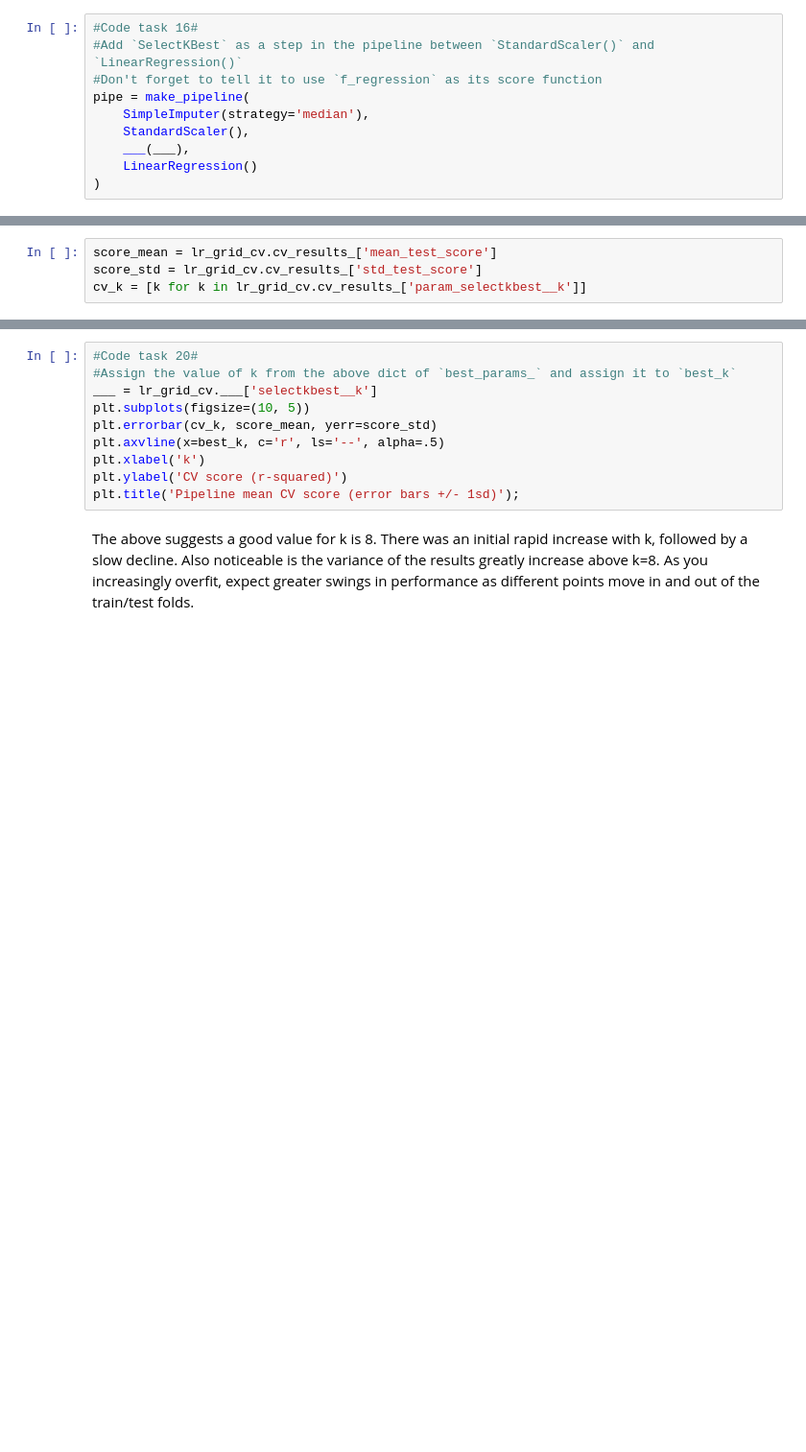
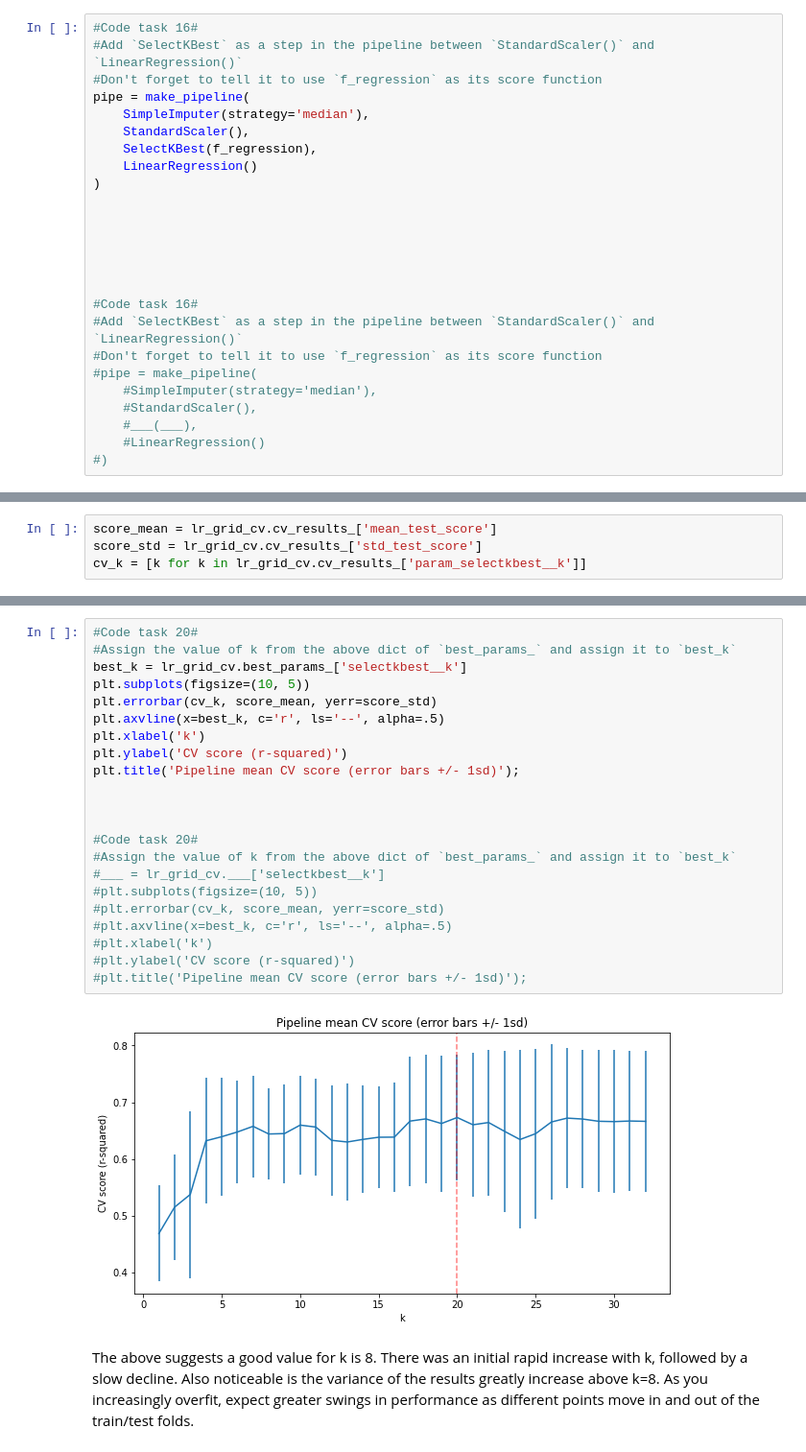
Before and after one commit to LMokka/Springboard, a Jupyter notebook: 04_preprocessing_and_training.ipynb, the cells around one changed output, grey strips where cells are left out. Shown at 96% size. Saved outputs shown, nothing was run; the diff lists cells and outputs as text; blank space fills up the shorter version.

```diff
--- a/04_preprocessing_and_training.ipynb
+++ b/04_preprocessing_and_training.ipynb
@@ -754,9 +870,24 @@ Redefine your pipeline to include this feature selection step:
 pipe = make_pipeline(
     SimpleImputer(strategy='median'),
     StandardScaler(),
-    ___(___),
+    SelectKBest(f_regression),
     LinearRegression()
 )
+
+
+
+
+
+
+#Code task 16#
+#Add `SelectKBest` as a step in the pipeline between `StandardScaler()` and `LinearRegression()`
+#Don't forget to tell it to use `f_regression` as its score function
+#pipe = make_pipeline(
+    #SimpleImputer(strategy='median'),
+    #StandardScaler(),
+    #___(___),
+    #LinearRegression()
+#)
 # %% [markdown]
 ### 4.9.2 Fit the pipeline<a id='4.9.2_Fit_the_pipeline'></a>
 # %%
@@ -898,13 +1055,27 @@ lr_grid_cv.___
 # %%
 #Code task 20#
 #Assign the value of k from the above dict of `best_params_` and assign it to `best_k`
-___ = lr_grid_cv.___['selectkbest__k']
+best_k = lr_grid_cv.best_params_['selectkbest__k']
 plt.subplots(figsize=(10, 5))
 plt.errorbar(cv_k, score_mean, yerr=score_std)
 plt.axvline(x=best_k, c='r', ls='--', alpha=.5)
 plt.xlabel('k')
 plt.ylabel('CV score (r-squared)')
 plt.title('Pipeline mean CV score (error bars +/- 1sd)');
+
+
+
+#Code task 20#
+#Assign the value of k from the above dict of `best_params_` and assign it to `best_k`
+#___ = lr_grid_cv.___['selectkbest__k']
+#plt.subplots(figsize=(10, 5))
+#plt.errorbar(cv_k, score_mean, yerr=score_std)
+#plt.axvline(x=best_k, c='r', ls='--', alpha=.5)
+#plt.xlabel('k')
+#plt.ylabel('CV score (r-squared)')
+#plt.title('Pipeline mean CV score (error bars +/- 1sd)');
+# %% [output]
+[figure, added]
 # %% [markdown]
 The above suggests a good value for k is 8. There was an initial rapid increase with k, followed by a slow decline. Also noticeable is the variance of the results greatly increase above k=8. As you increasingly overfit, expect greater swings in performance as different points move in and out of the train/test folds.
 # %% [markdown]
```
Also changed, not shown: parts of 64 cells of this notebook.
